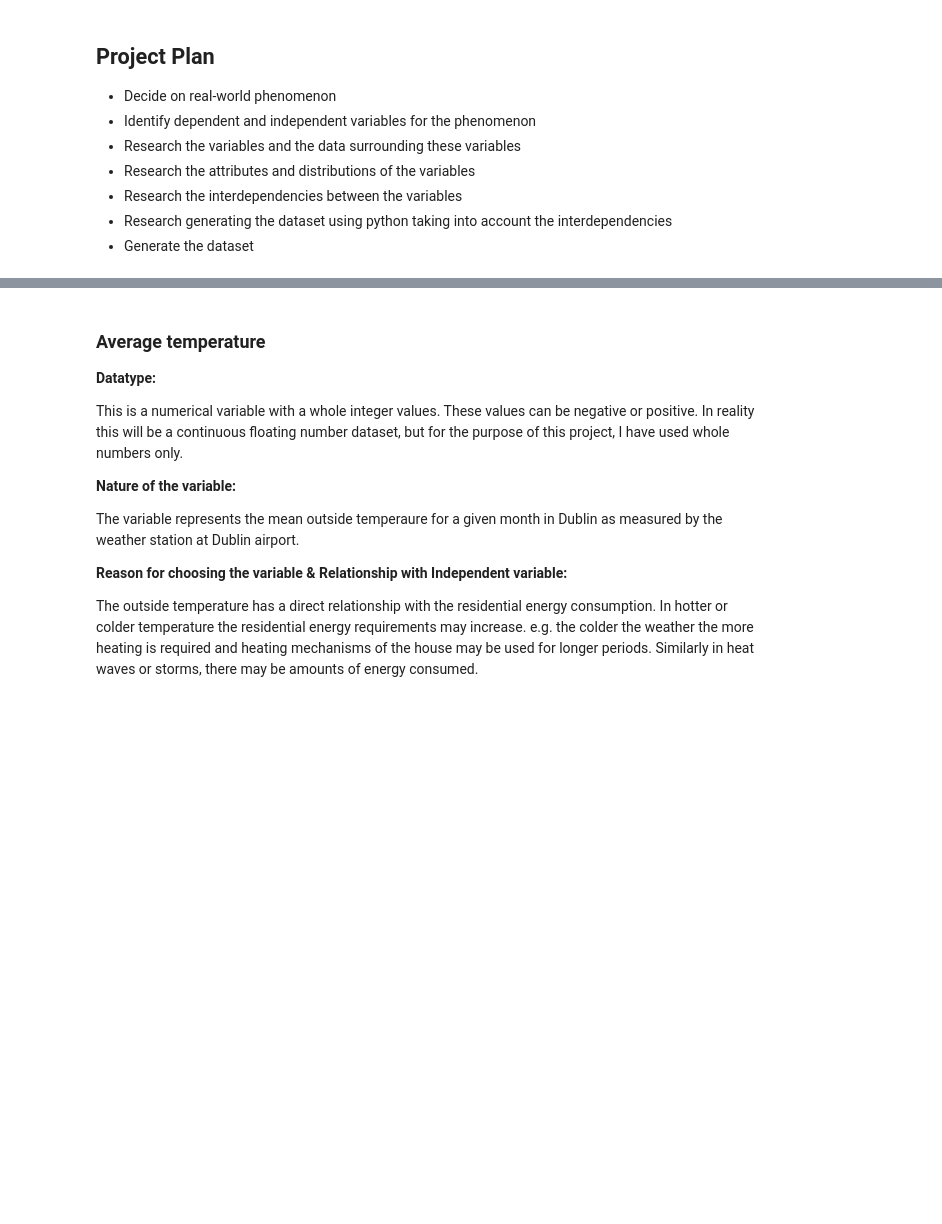
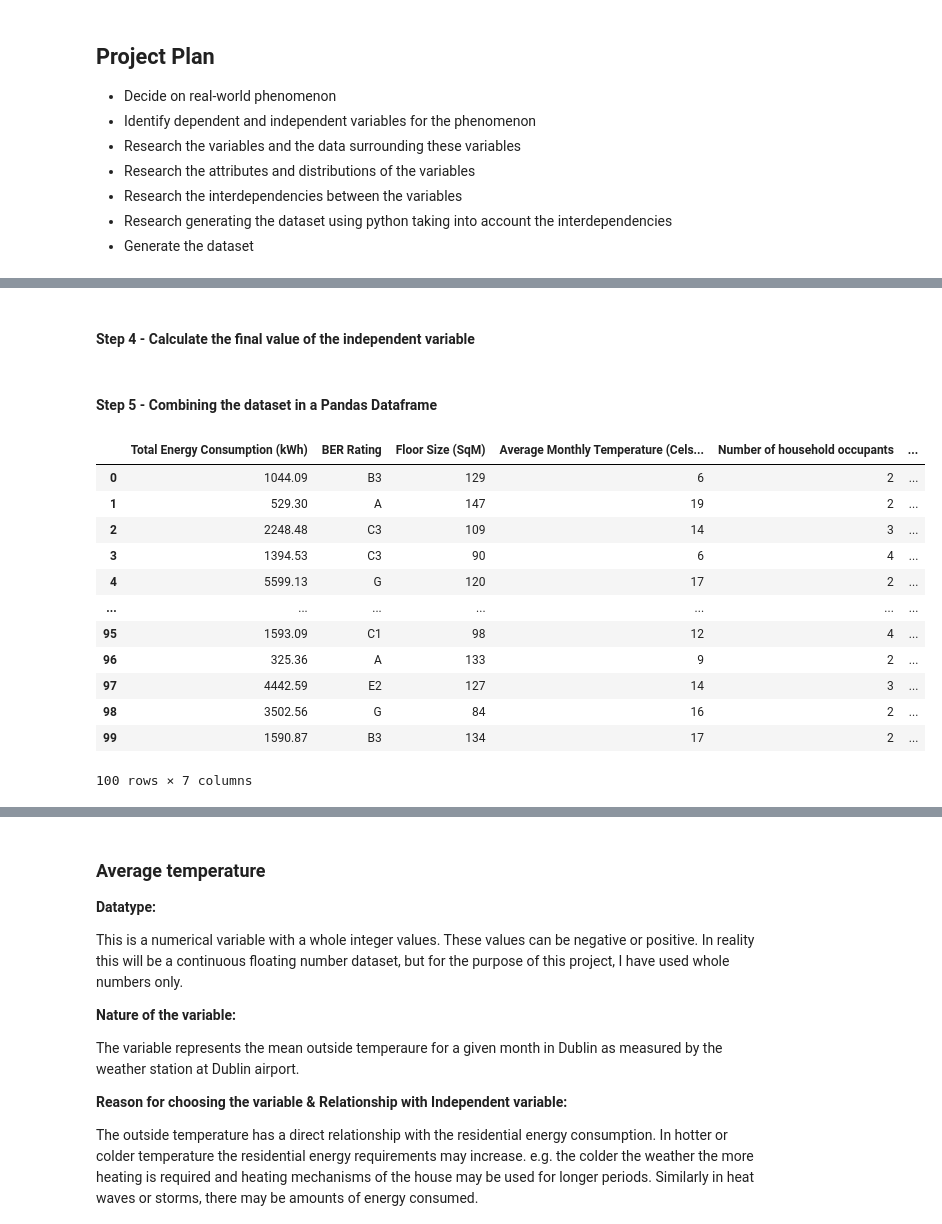
Before and after one commit to dssheldon/ProgDA-Project-SDS, a Jupyter notebook: ProgDA-Project-SDS.ipynb, the cells around one changed output, grey strips where cells are left out. Cells and saved outputs as stored; diff of their text form; code cells hidden in the pictures; blank space fills up the shorter version.

Commit message:
Finalised the dependent and independent variables and generated first cut of the dataframe

```diff
--- a/ProgDA-Project-SDS.ipynb
+++ b/ProgDA-Project-SDS.ipynb
@@ -158,6 +139,7 @@ print(season)
 # %%
 #Using a for loop to select each item in the BER array and extract the index from the bers list
 # Used the BER index to extract the related enegery consumption values from the list below.
+# Divided the BER data extracted by 12 to get the monthly average consumption
 
 templist = [] #empty list to hold the energy ratings data
 initial_energy_values = [37.50, 87.50, 112.50, 137.50, 162.50, 187.50, 212.50, 242.50, 280, 320, 360, 415, 500] #Energy consumption array
@@ -166,5 +148,6 @@ for item in list(ber_rating):
     a = list(bers).index(item)
     templist.append(list(initial_energy_values)[a])
 
-energy_values = np.array(templist) #convert list to an array
-print(energy_values)
+energy_values = (np.array(templist) / 12) #convert list to an array, divide it by 12 to get the monthly energy values
+
+monthly_basic_energy_values = np.around((energy_values * floor_size),2) # since BER rating give the energy values per sqm so multiply by floor_size variable to get the actual energy consumption
@@ -220 +173,41 @@ print(a - energy_values)
+# %% [markdown]
+#### Step 4 - Calculate the final value of the independent variable
+# %%
+# Final Value of the independent variable
+# This is the basic monthly calculation multiplied by the cumulative factors
+
+
+total_energy_consumption = np.around((monthly_basic_energy_values * cumulative_factor),2)
+# %% [markdown]
+#### Step 5 - Combining the dataset in a Pandas Dataframe
+# %%
+# Ref: https://stackoverflow.com/questions/30522724/take-multiple-lists-into-dataframe
+# I have deliberately kept the column titles descriptive although for data manipulation it would be better to have more succinct column name
+
+
+df = pd.DataFrame({'Total Energy Consumption (kWh)': total_energy_consumption,
+                  'BER Rating': ber_rating,
+                   'Floor Size (SqM)': floor_size,
+                   'Average Monthly Temperature (Celsius)': avg_temp,
+                   'Number of household occupants': occupancy_final,
+                   'Hours of Daylight': daylight_hours,
+                   'Season of the Year': season
+
+                  })
+
+df # show the dataframe
+# %% [output]
+|  | Total Energy Consumption (kWh) | BER Rating | Floor Size (SqM) | Average Monthly Temperature (Cels... | Number of household occupants | ... |
+| 0 | 1044.09 | B3 | 129 | 6 | 2 | ... |
+| 1 | 529.30 | A | 147 | 19 | 2 | ... |
+| 2 | 2248.48 | C3 | 109 | 14 | 3 | ... |
+| 3 | 1394.53 | C3 | 90 | 6 | 4 | ... |
+| 4 | 5599.13 | G | 120 | 17 | 2 | ... |
+| ... | ... | ... | ... | ... | ... | ... |
+| 95 | 1593.09 | C1 | 98 | 12 | 4 | ... |
+| 96 | 325.36 | A | 133 | 9 | 2 | ... |
+| 97 | 4442.59 | E2 | 127 | 14 | 3 | ... |
+| 98 | 3502.56 | G | 84 | 16 | 2 | ... |
+| 99 | 1590.87 | B3 | 134 | 17 | 2 | ... |
+100 rows × 7 columns
 # %% [markdown]
```
Also changed, not shown: parts of 14 cells of this notebook.
